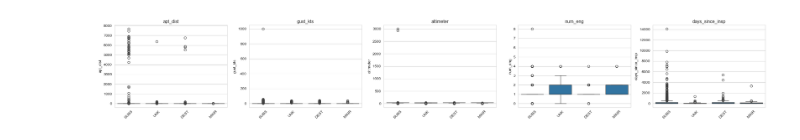
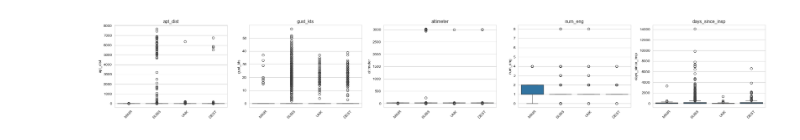
Before and after one commit to TheErdosInstitute-Summer2025-Project/aviation-project, a Jupyter notebook: jupyter-notebooks/model-testing-inkee.ipynb, the cells around one changed output. Cells and saved outputs as stored; diff of their text form; code cells hidden in the pictures.

```diff
--- a/jupyter-notebooks/model-testing-inkee.ipynb
+++ b/jupyter-notebooks/model-testing-inkee.ipynb
@@ -37,7 +37,7 @@ for i, (train_index, test_index) in enumerate(splits):
 ## Train : Val : Test = 6:2:2 (Precovid)
 
 
-df_train = pd.read_csv('../data/ntsb/cleaned/ntsb_train_cleaned.csv')
-df_val = pd.read_csv('../data/ntsb/cleaned/master_val.csv')
-df_test = pd.read_csv('../data/ntsb/cleaned/master_test.csv')
-df_post_covid = pd.read_csv('../data/ntsb/cleaned/master_post_covid.csv')
+df_train = pd.read_csv('../data/ntsb_processed/ntsb_train_cleaned.csv')
+df_val = pd.read_csv('../data/ntsb_processed/ntsb_val_cleaned.csv')
+df_test = pd.read_csv('../data/ntsb_processed/master_test.csv')
+df_post_covid = pd.read_csv('../data/ntsb_processed/master_post_covid.csv')
@@ -63,3 +80,14 @@ plt.show()
 [figure]
 [figure]
+# %%
+# change latitude and longitude to numeric value
+
+for data in [df_train, df_val]:
+    for i in ['latitude','longitude']:
+        data[i] = data[i].replace('other/unknown', np.nan)
+    data = data.dropna().reset_index()
+
+    # Strip last character (N/S or E/W) and convert to int
+    data['latitude'] = data['latitude'].str[:-1].astype(int)
+    data['longitude'] = data['longitude'].str[:-1].astype(int)
 # %%
@@ -91,22 +119,25 @@ categorical_features = ['aircraft_count',
                      'homebuilt_N','homebuilt_Y','homebuilt_other/unknown',
                      'fixed_retractable_FIXD','fixed_retractable_RETR','fixed_retractable_other/unknown',
                      'second_pilot_N','second_pilot_Y','second_pilot_other/unknown']
+# %%
+df_train = df_train[df_train['gust_kts']<800]
 # %%
 target = 'damage'
 # List of numerical features
-num_features = ['apt_dist', 'gust_kts', 'altimeter', 'num_eng', 'days_since_insp']
-target = 'damage'
+num_features = ['apt_dist', 'gust_kts', 'altimeter', 'num_eng','days_since_insp']
+
+
 
 # Create a 1-row grid of box plots
 fig, axes = plt.subplots(1, len(num_features), figsize=(5 * len(num_features), 4))
 
 for i, feature in enumerate(num_features):
     sns.boxplot(data=df_train, x=target, y=feature, ax=axes[i])
     axes[i].set_title(feature)
     axes[i].set_xlabel('')
     axes[i].tick_params(axis='x', rotation=45)
 
 plt.tight_layout()
 plt.show()
 # %% [output]
-[figure, old version]
+[figure, new version]
```
Also changed, not shown: parts of 34 cells of this notebook.
